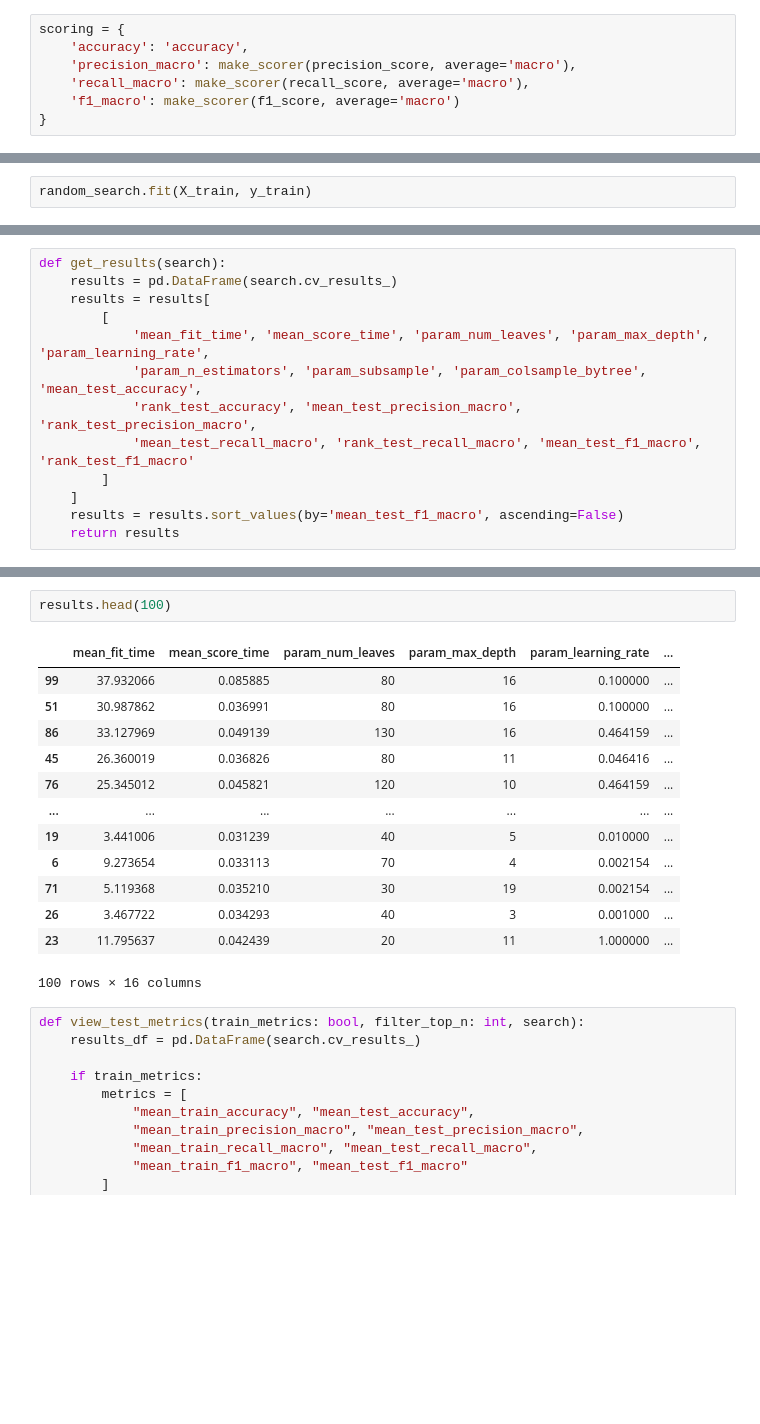
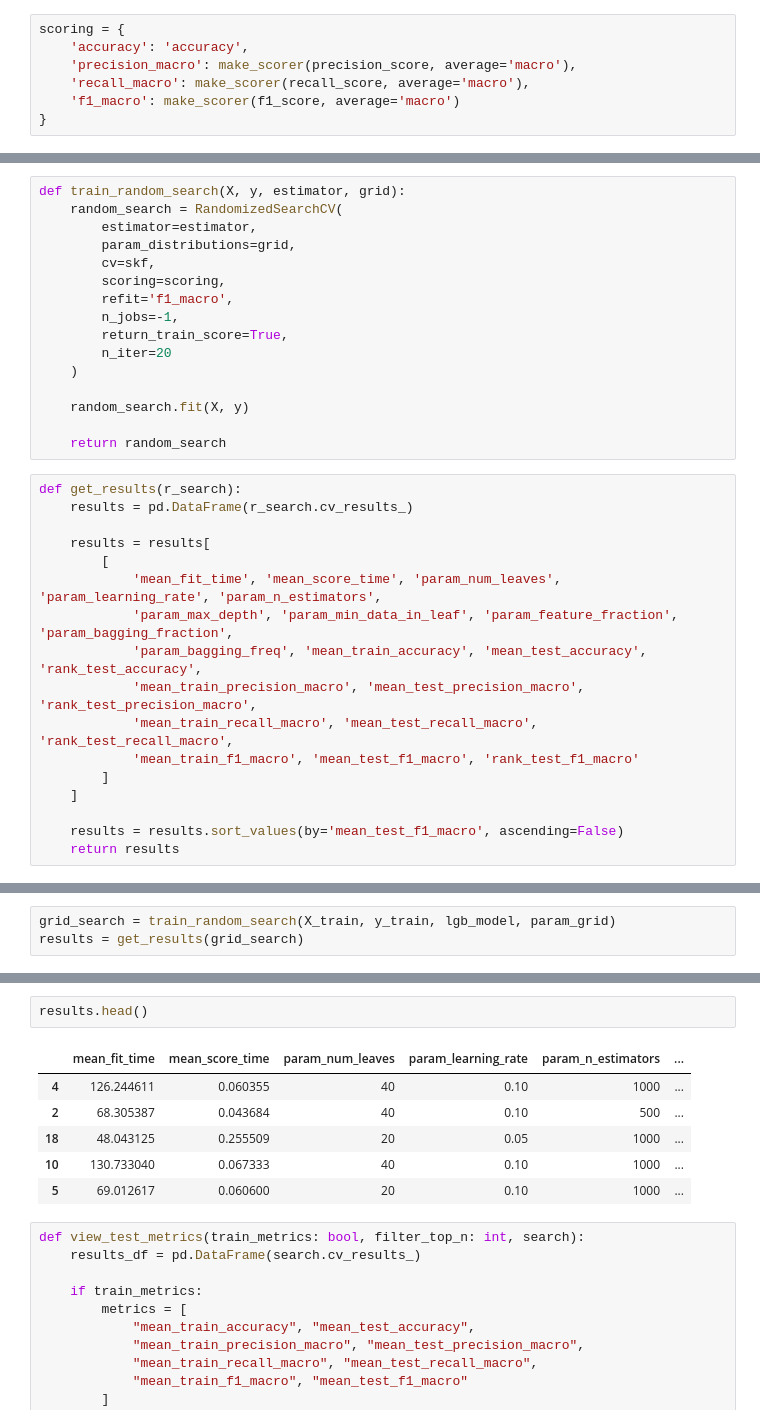
Before and after one commit to FrederickAlmeida/SpeedDating, a Jupyter notebook: modeling_lightgbm.ipynb, the cells around one changed output, grey strips where cells are left out. Saved outputs shown, nothing was run; the diff lists cells and outputs as text; blank space fills up the shorter version.

```diff
--- a/modeling_lightgbm.ipynb
+++ b/modeling_lightgbm.ipynb
@@ -73,2 +55,0 @@ random_search = RandomizedSearchCV(
-# %%
-random_search.fit(X_train, y_train)
@@ -113,14 +56,34 @@ Melhores hiperparâmetros encontrados: {'subsample': np.float64(0.5), 'num_leave
+# %%
+def train_random_search(X, y, estimator, grid):
+    random_search = RandomizedSearchCV(
+        estimator=estimator,
+        param_distributions=grid,
+        cv=skf,
+        scoring=scoring,
+        refit='f1_macro',
+        n_jobs=-1,
+        return_train_score=True,
+        n_iter=20
+    )
+
+    random_search.fit(X, y)
+
+    return random_search
 # %%
-def get_results(search):
-    results = pd.DataFrame(search.cv_results_)
+def get_results(r_search):
+    results = pd.DataFrame(r_search.cv_results_)
+
     results = results[
         [
-            'mean_fit_time', 'mean_score_time', 'param_num_leaves', 'param_max_depth', 'param_learning_rate',
-            'param_n_estimators', 'param_subsample', 'param_colsample_bytree', 'mean_test_accuracy',
-            'rank_test_accuracy', 'mean_test_precision_macro', 'rank_test_precision_macro',
-            'mean_test_recall_macro', 'rank_test_recall_macro', 'mean_test_f1_macro', 'rank_test_f1_macro'
+            'mean_fit_time', 'mean_score_time', 'param_num_leaves', 'param_learning_rate', 'param_n_estimators',
+            'param_max_depth', 'param_min_data_in_leaf', 'param_feature_fraction', 'param_bagging_fraction',
+            'param_bagging_freq', 'mean_train_accuracy', 'mean_test_accuracy', 'rank_test_accuracy',
+            'mean_train_precision_macro', 'mean_test_precision_macro', 'rank_test_precision_macro',
+            'mean_train_recall_macro', 'mean_test_recall_macro', 'rank_test_recall_macro',
+            'mean_train_f1_macro', 'mean_test_f1_macro', 'rank_test_f1_macro'
         ]
     ]
+
     results = results.sort_values(by='mean_test_f1_macro', ascending=False)
     return results
 # %%
@@ -128,0 +91,3 @@ results = get_results(random_search)
+# %%
+grid_search = train_random_search(X_train, y_train, lgb_model, param_grid)
+results = get_results(grid_search)
@@ -129,19 +112,12 @@ results = get_results(random_search)
 # %%
-results.head(100)
+results.head()
 # %% [output]
-|  | mean_fit_time | mean_score_time | param_num_leaves | param_max_depth | param_learning_rate | ... |
-| 99 | 37.932066 | 0.085885 | 80 | 16 | 0.100000 | ... |
-| 51 | 30.987862 | 0.036991 | 80 | 16 | 0.100000 | ... |
-| 86 | 33.127969 | 0.049139 | 130 | 16 | 0.464159 | ... |
-| 45 | 26.360019 | 0.036826 | 80 | 11 | 0.046416 | ... |
-| 76 | 25.345012 | 0.045821 | 120 | 10 | 0.464159 | ... |
-| ... | ... | ... | ... | ... | ... | ... |
-| 19 | 3.441006 | 0.031239 | 40 | 5 | 0.010000 | ... |
-| 6 | 9.273654 | 0.033113 | 70 | 4 | 0.002154 | ... |
-| 71 | 5.119368 | 0.035210 | 30 | 19 | 0.002154 | ... |
-| 26 | 3.467722 | 0.034293 | 40 | 3 | 0.001000 | ... |
-| 23 | 11.795637 | 0.042439 | 20 | 11 | 1.000000 | ... |
+|  | mean_fit_time | mean_score_time | param_num_leaves | param_learning_rate | param_n_estimators | ... |
+| 4 | 126.244611 | 0.060355 | 40 | 0.10 | 1000 | ... |
+| 2 | 68.305387 | 0.043684 | 40 | 0.10 | 500 | ... |
+| 18 | 48.043125 | 0.255509 | 20 | 0.05 | 1000 | ... |
+| 10 | 130.733040 | 0.067333 | 40 | 0.10 | 1000 | ... |
+| 5 | 69.012617 | 0.060600 | 20 | 0.10 | 1000 | ... |
-100 rows × 16 columns
 # %%
 def view_test_metrics(train_metrics: bool, filter_top_n: int, search):
     results_df = pd.DataFrame(search.cv_results_)
```
Also changed, not shown: parts of 34 cells of this notebook, 4 other files.
